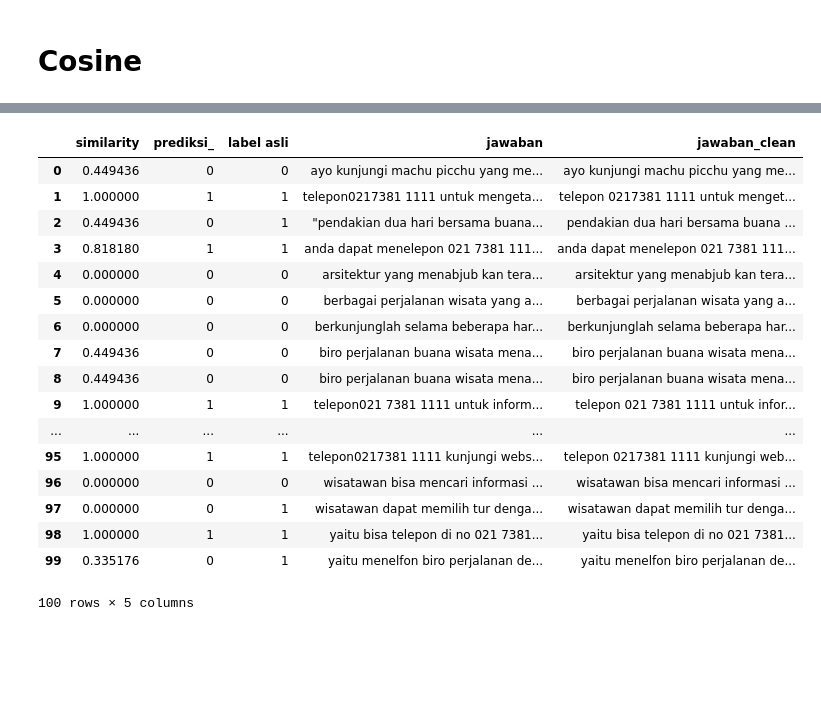
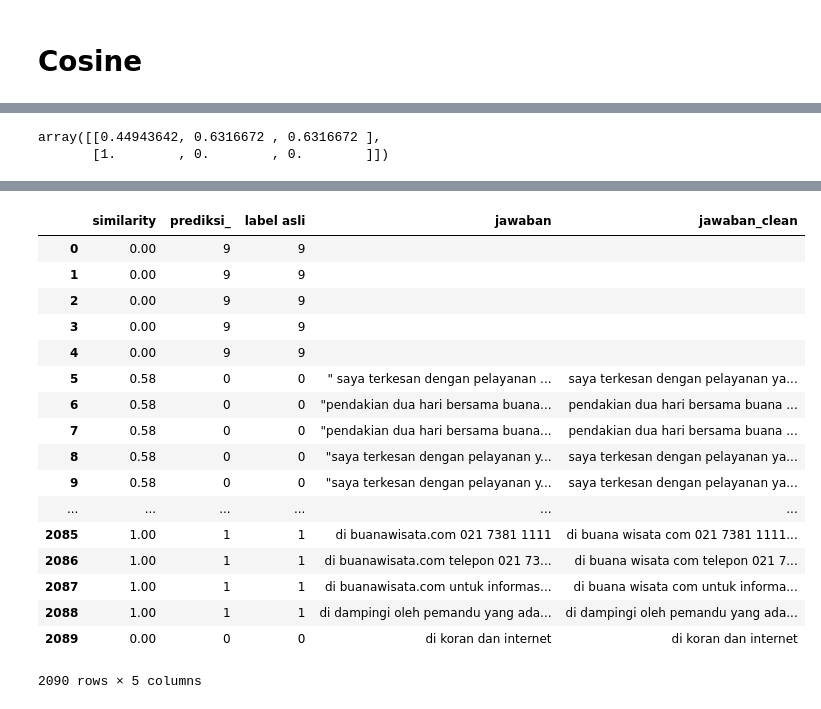
Before and after one commit to lufias69/essay_scoring, a Jupyter notebook: Implementasi 3.ipynb, the cells around one changed output, grey strips where cells are left out. Drawn from its saved outputs; the diff is of its cells as text; code cells hidden in the pictures; blank space fills up the shorter version.

```diff
--- a/Implementasi 3.ipynb
+++ b/Implementasi 3.ipynb
@@ -5,9 +7,9 @@ import pandas as pd
 #Jawaban
 dir_ = 'data'
 file_name = 'jawaban'
-data = pd.read_excel(dir_+"/"+file_name+".xlsx")
-jawaban = data[:100]["jawaban"].tolist()
-label_asli = data[:100]["score"].tolist()
-print(len(jawaban))
-data.head()
+data = pd.read_excel(dir_+"/"+file_name+".xlsx", sheet_name= "Sheet3")
+jawaban = data["jawaban"].tolist()
+label_asli = data["skor"].tolist()
+# print(len(jawaban))
+data.head(10)
 # %% [output]
@@ -26,0 +27,16 @@ skor = [1,1]
+# %%
+kunci_jawaban = [
+                 "telepon 02173811111 website buanwisata.com",
+                 "02173811111 buanawisata.com",
+                 "menelpon mengunjungi website",
+                "mengunjungi situs web buana wisata menelpon",
+                "brosur tercantum nomor telopon brosur tercantum website dapat dikunjungi",
+                "dengan menggunjungi website dengan nomer telepon",
+                "dengan menelpon mengunjungi website yang ada"
+                ]
+skor = [1,1,1,1,1,1,1]
+
+pd.DataFrame.from_dict({
+    'skor':skor,
+    "kunci_jawaban":kunci_jawaban,
+})
@@ -34,12 +59,16 @@ similarity = list()
 skor_prediksi = list()
 jawaban_clean  = list()
 bobot_list = list()
-for jawaban_ in jawaban:
+for ix, jawaban_ in enumerate(jawaban):
     output = sc.scoring(kunci_jawaban,skor,jawaban=jawaban_, metode = metode, praproses=praproses)
     similarity.append(output[0])
     skor_prediksi.append(output[1])
     bobot_list.append(output[-2])
     jawaban_clean.append(output[-1])
+    if (ix+1)%100==0:
+        print(ix)
+    else:
+        print(".", end="")
 
 dict1 = {
     'similarity':similarity,
@@ -86,3 +127,8 @@ array([[0.47107781, 0.47107781, 0.33517574, 0.47107781, 0.47107781],
+# %%
+dict_bobot['bobot'][98][1]
+# %% [output]
+array([[0.44943642, 0.6316672 , 0.6316672 ],
+       [1.        , 0.        , 0.        ]])
 # %%
 metode = "dice"
 praproses = True
@@ -91,12 +137,16 @@ similarity = list()
 skor_prediksi = list()
 jawaban_clean  = list()
 bobot_list = list()
-for jawaban_ in jawaban:
+for ix, jawaban_ in enumerate(jawaban):
     output = sc.scoring(kunci_jawaban,skor,jawaban=jawaban_, metode = metode, praproses=praproses)
-    similarity.append(output[0])
+    similarity.append(round(output[0],2))
     skor_prediksi.append(output[1])
     bobot_list.append(output[-2])
     jawaban_clean.append(output[-1])
+    if (ix+1)%100==0:
+        print(ix+1)
+    else:
+        print(".", end="")
 
 dict1 = {
     'similarity':similarity,
@@ -120,21 +187,21 @@ df
 |  | similarity | prediksi_ | label asli | jawaban | jawaban_clean |
-| 0 | 0.449436 | 0 | 0 | ayo kunjungi machu picchu yang me... | ayo kunjungi machu picchu yang me... |
-| 1 | 1.000000 | 1 | 1 | telepon0217381 1111 untuk mengeta... | telepon 0217381 1111 untuk menget... |
-| 2 | 0.449436 | 0 | 1 | "pendakian dua hari bersama buana... | pendakian dua hari bersama buana ... |
-| 3 | 0.818180 | 1 | 1 | anda dapat menelepon 021 7381 111... | anda dapat menelepon 021 7381 111... |
-| 4 | 0.000000 | 0 | 0 | arsitektur yang menabjub kan tera... | arsitektur yang menabjub kan tera... |
-| 5 | 0.000000 | 0 | 0 | berbagai perjalanan wisata yang a... | berbagai perjalanan wisata yang a... |
-| 6 | 0.000000 | 0 | 0 | berkunjunglah selama beberapa har... | berkunjunglah selama beberapa har... |
-| 7 | 0.449436 | 0 | 0 | biro perjalanan buana wisata mena... | biro perjalanan buana wisata mena... |
-| 8 | 0.449436 | 0 | 0 | biro perjalanan buana wisata mena... | biro perjalanan buana wisata mena... |
-| 9 | 1.000000 | 1 | 1 | telepon021 7381 1111 untuk inform... | telepon 021 7381 1111 untuk infor... |
+| 0 | 0.00 | 9 | 9 |  |  |
+| 1 | 0.00 | 9 | 9 |  |  |
+| 2 | 0.00 | 9 | 9 |  |  |
+| 3 | 0.00 | 9 | 9 |  |  |
+| 4 | 0.00 | 9 | 9 |  |  |
+| 5 | 0.58 | 0 | 0 | " saya terkesan dengan pelayanan ... | saya terkesan dengan pelayanan ya... |
+| 6 | 0.58 | 0 | 0 | "pendakian dua hari bersama buana... | pendakian dua hari bersama buana ... |
+| 7 | 0.58 | 0 | 0 | "pendakian dua hari bersama buana... | pendakian dua hari bersama buana ... |
+| 8 | 0.58 | 0 | 0 | "saya terkesan dengan pelayanan y... | saya terkesan dengan pelayanan ya... |
+| 9 | 0.58 | 0 | 0 | "saya terkesan dengan pelayanan y... | saya terkesan dengan pelayanan ya... |
 | ... | ... | ... | ... | ... | ... |
-| 95 | 1.000000 | 1 | 1 | telepon0217381 1111 kunjungi webs... | telepon 0217381 1111 kunjungi web... |
-| 96 | 0.000000 | 0 | 0 | wisatawan bisa mencari informasi ... | wisatawan bisa mencari informasi ... |
-| 97 | 0.000000 | 0 | 1 | wisatawan dapat memilih tur denga... | wisatawan dapat memilih tur denga... |
-| 98 | 1.000000 | 1 | 1 | yaitu bisa telepon di no 021 7381... | yaitu bisa telepon di no 021 7381... |
-| 99 | 0.335176 | 0 | 1 | yaitu menelfon biro perjalanan de... | yaitu menelfon biro perjalanan de... |
+| 2085 | 1.00 | 1 | 1 | di buanawisata.com 021 7381 1111 | di buana wisata com 021 7381 1111... |
+| 2086 | 1.00 | 1 | 1 | di buanawisata.com telepon 021 73... | di buana wisata com telepon 021 7... |
+| 2087 | 1.00 | 1 | 1 | di buanawisata.com untuk informas... | di buana wisata com untuk informa... |
+| 2088 | 1.00 | 1 | 1 | di dampingi oleh pemandu yang ada... | di dampingi oleh pemandu yang ada... |
+| 2089 | 0.00 | 0 | 0 | di koran dan internet | di koran dan internet |
-100 rows × 5 columns
+2090 rows × 5 columns
 # %%
 metode = "jaccard"
 praproses = True
```
Also changed, not shown: parts of 8 cells of this notebook, 16 other files.
